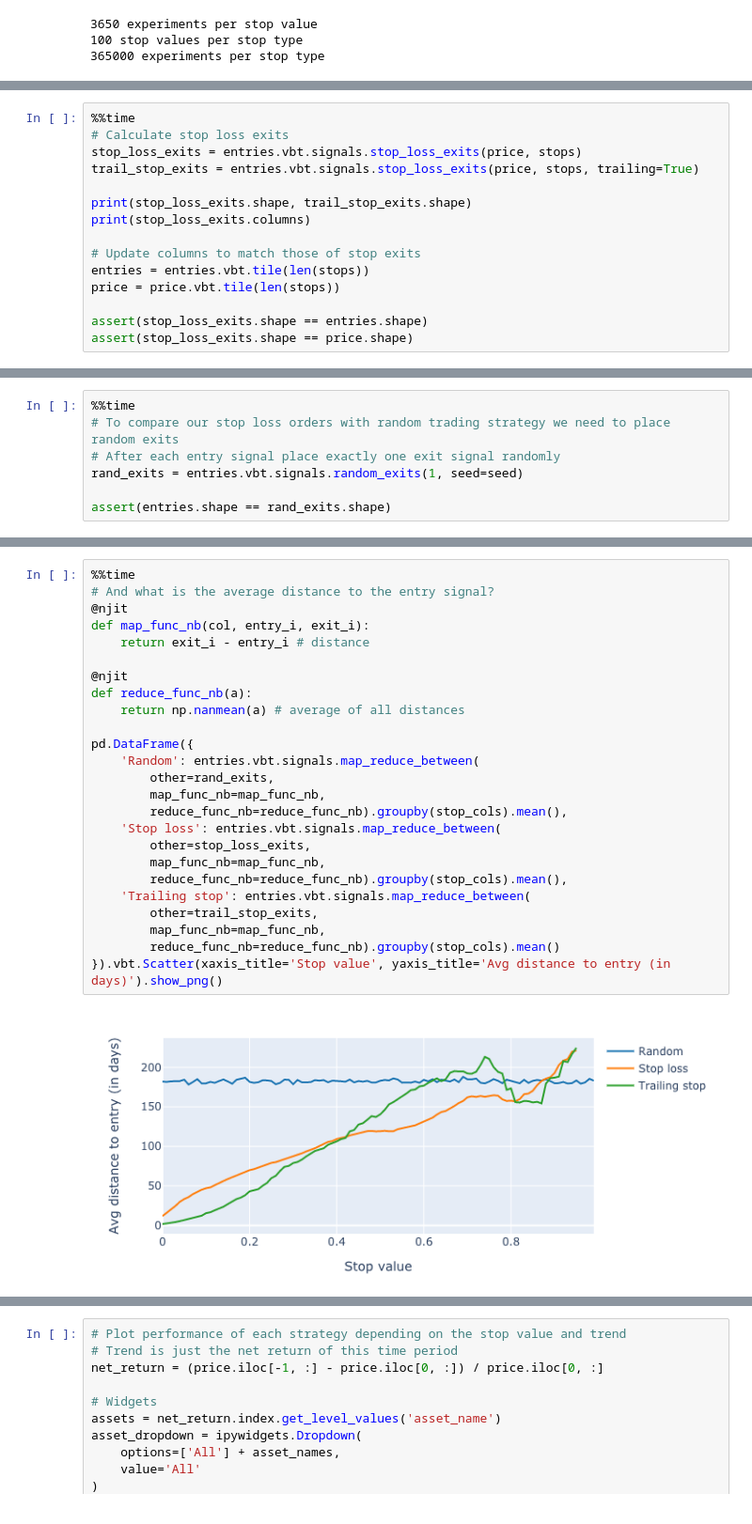
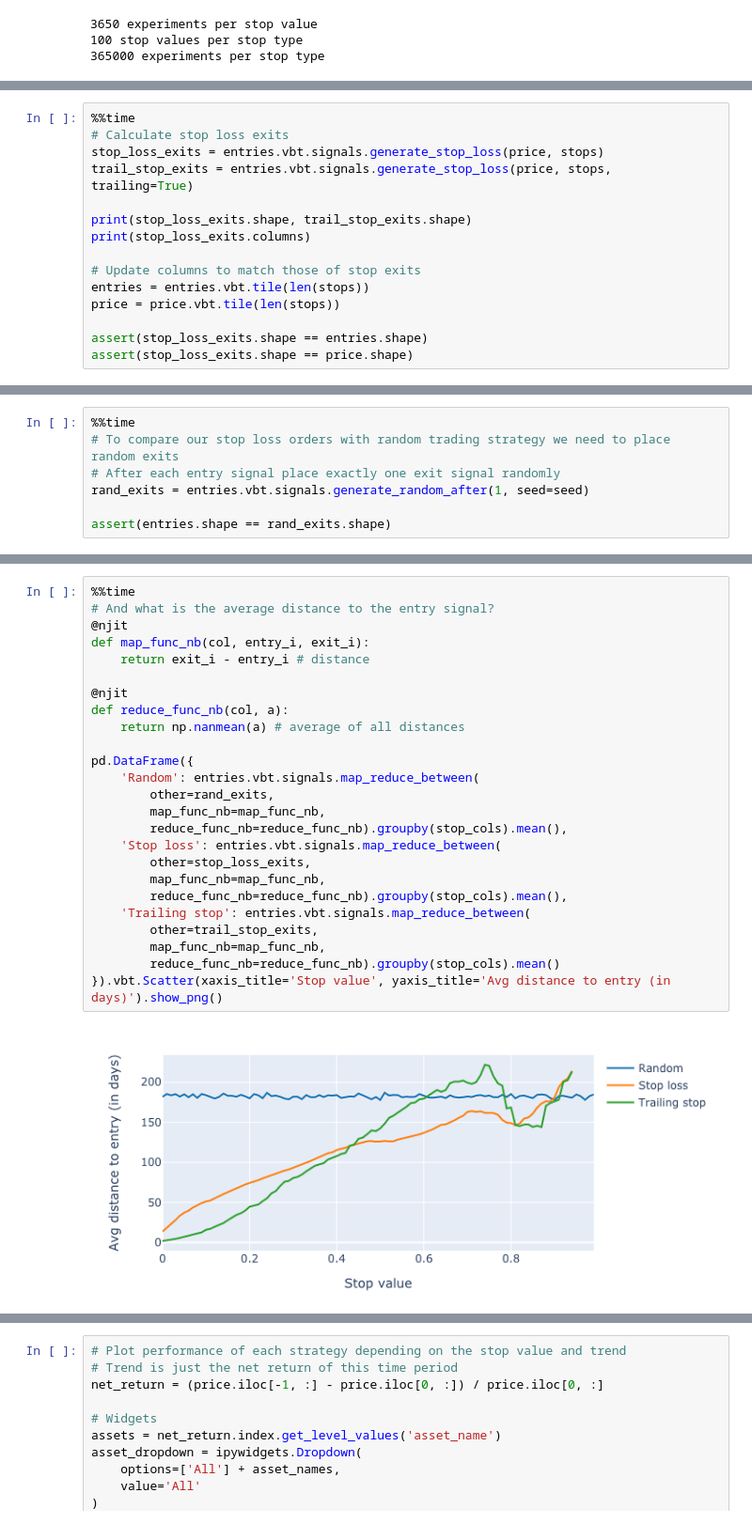
Before and after one commit to polakowo/vectorbt, a Jupyter notebook: examples/StopLoss-vs-TrailingStop.ipynb, the cells around one changed output, grey strips where cells are left out. Shown at 94% size. Drawn from its saved outputs; the diff is of its cells as text.

```diff
--- a/examples/StopLoss-vs-TrailingStop.ipynb
+++ b/examples/StopLoss-vs-TrailingStop.ipynb
@@ -140,8 +140,8 @@ Wall time: 48.9 ms
 # %%
 %%time
 # Calculate stop loss exits
-stop_loss_exits = entries.vbt.signals.stop_loss_exits(price, stops)
-trail_stop_exits = entries.vbt.signals.stop_loss_exits(price, stops, trailing=True)
+stop_loss_exits = entries.vbt.signals.generate_stop_loss(price, stops)
+trail_stop_exits = entries.vbt.signals.generate_stop_loss(price, stops, trailing=True)
 
 print(stop_loss_exits.shape, trail_stop_exits.shape)
 print(stop_loss_exits.columns)
@@ -181,7 +181,7 @@ print(trail_stop_exits.vbt.signals.num_signals.mean())
 %%time
 # To compare our stop loss orders with random trading strategy we need to place random exits
 # After each entry signal place exactly one exit signal randomly
-rand_exits = entries.vbt.signals.random_exits(1, seed=seed)
+rand_exits = entries.vbt.signals.generate_random_after(1, seed=seed)
 
 assert(entries.shape == rand_exits.shape)
 # %% [output]
@@ -204,27 +204,27 @@ Wall time: 837 ms
 # %%
 %%time
 # And what is the average distance to the entry signal?
 @njit
 def map_func_nb(col, entry_i, exit_i):
     return exit_i - entry_i # distance
 
 @njit
-def reduce_func_nb(a):
+def reduce_func_nb(col, a):
     return np.nanmean(a) # average of all distances
 
 pd.DataFrame({
     'Random': entries.vbt.signals.map_reduce_between(
         other=rand_exits,
         map_func_nb=map_func_nb,
         reduce_func_nb=reduce_func_nb).groupby(stop_cols).mean(),
     'Stop loss': entries.vbt.signals.map_reduce_between(
         other=stop_loss_exits,
         map_func_nb=map_func_nb,
         reduce_func_nb=reduce_func_nb).groupby(stop_cols).mean(),
     'Trailing stop': entries.vbt.signals.map_reduce_between(
         other=trail_stop_exits,
         map_func_nb=map_func_nb,
         reduce_func_nb=reduce_func_nb).groupby(stop_cols).mean()
 }).vbt.Scatter(xaxis_title='Stop value', yaxis_title='Avg distance to entry (in days)').show_png()
 # %% [output]
-[figure, old version]
+[figure, new version]
```
Also changed, not shown: parts of 15 cells of this notebook, 30 other files.
